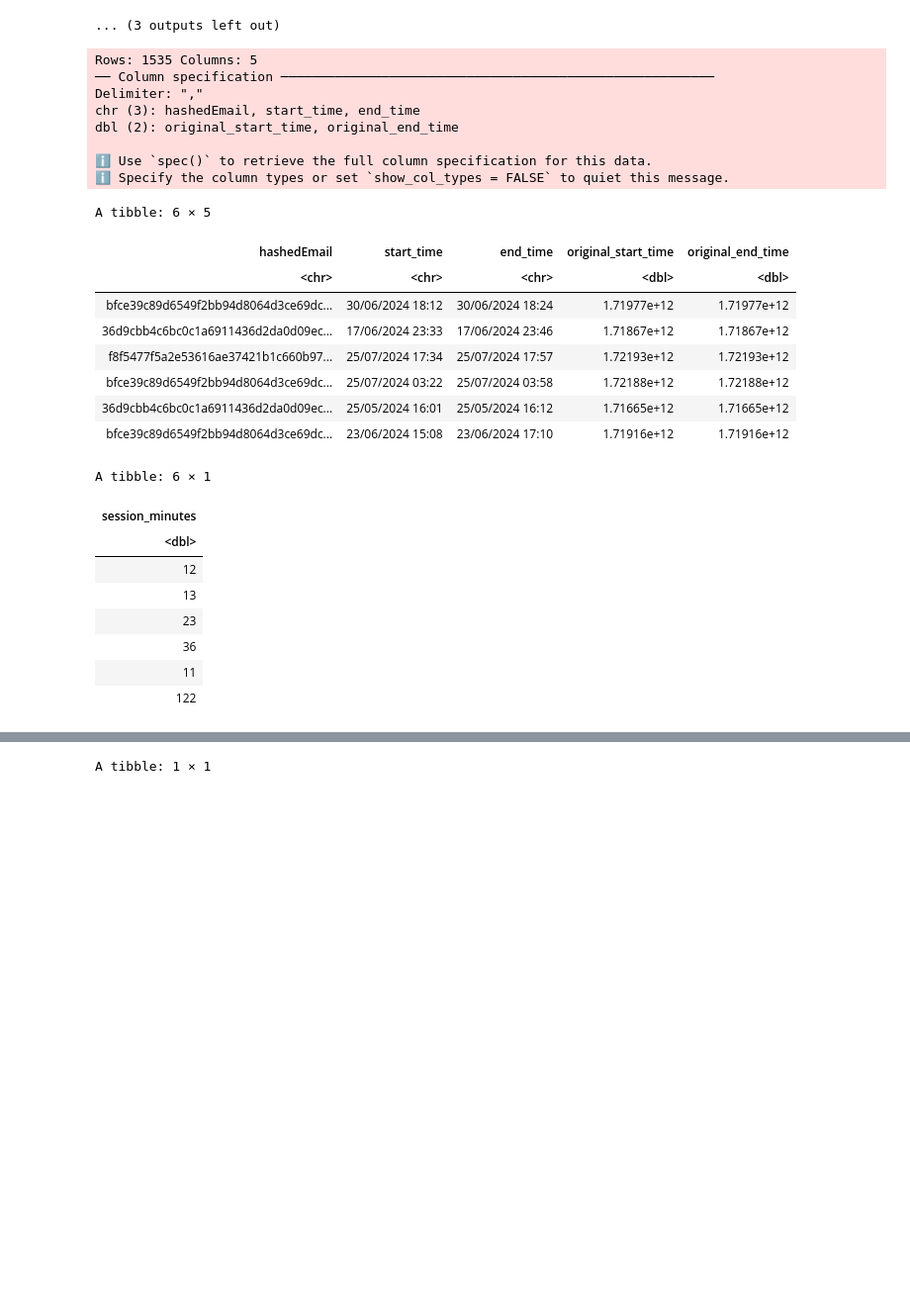
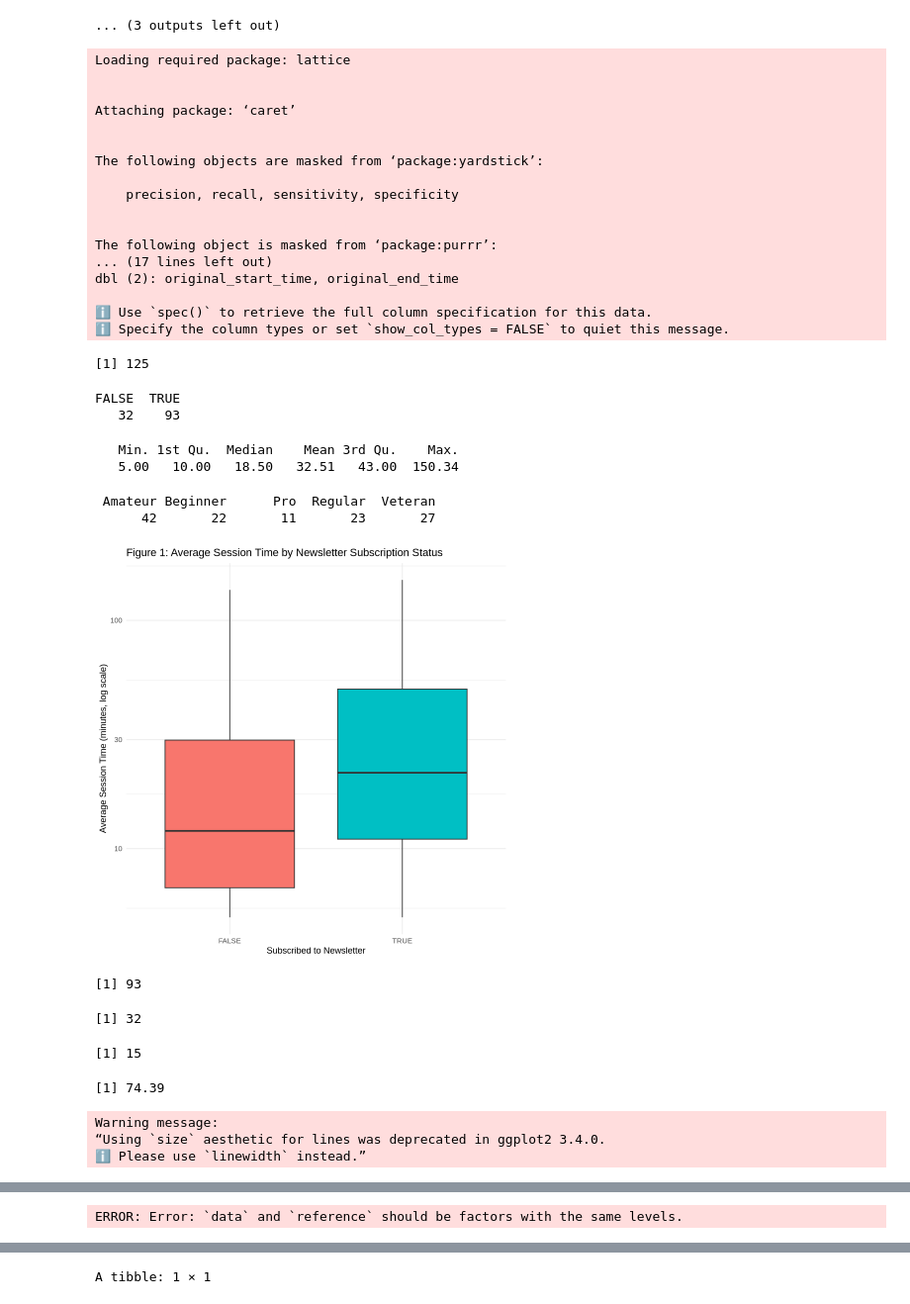
Before and after one commit to garyzhang25/DSCI-100-Group-Project, a Jupyter notebook: group_dsci.ipynb, the cells around one changed output, grey strips where cells are left out. Shown at 99% size. Cells and saved outputs as stored; diff of their text form; code cells hidden in the pictures; blank space fills up the shorter version.

```diff
--- a/group_dsci.ipynb
+++ b/group_dsci.ipynb
@@ -196,59 +805,36 @@ A tibble: 5 × 2
 A tibble: 2 × 2
 ... (3 outputs left out)
 # %%
-url<-"https://raw.githubusercontent.com/garyzhang25/DSI-100-Individual-Project/refs/heads/main/sessions.csv"
-download.file(url,"sessions.csv")
-sessions_data<-read_csv("sessions.csv")
-head(sessions_data)
-
-session_times <- sessions_data |>
-  select(start_time, end_time) |>
-  separate(start_time,
-           into = c("start_date", "start_time"),
-           sep = " ",
-           convert = TRUE) |>
-  separate(end_time,
-           into = c("end_date", "end_time"),
-           sep = " ",
-           convert = TRUE) |>
-  separate(start_time,
-           into = c("start_hour", "start_minute"),
-           sep = ":",
-           convert = TRUE) |>
-  separate(end_time,
-           into = c("end_hour", "end_minute"),
-           sep = ":",
-           convert = TRUE) |>
-  mutate(start_minute_of_day = start_hour*60 + start_minute) |>
-  mutate(end_minute_of_day = end_hour*60 + end_minute) |>
-  mutate(session_minutes = end_minute_of_day - start_minute_of_day) |>
-  select(session_minutes) |>
-  filter(session_minutes >= 0)
-head(session_times)
 # %% [output]
-Rows: 1535 Columns: 5
-── Column specification ────────────────────────────────────────────────────────
-Delimiter: ","
-chr (3): hashedEmail, start_time, end_time
+Loading required package: lattice
+
+
+Attaching package: ‘caret’
+
+
+The following objects are masked from ‘package:yardstick’:
+
+    precision, recall, sensitivity, specificity
+
+
+The following object is masked from ‘package:purrr’:
+... (17 lines left out)
 dbl (2): original_start_time, original_end_time
 
 ℹ Use `spec()` to retrieve the full column specification for this data.
 ℹ Specify the column types or set `show_col_types = FALSE` to quiet this message.
-A tibble: 6 × 5
+[1] 125
-| hashedEmail | start_time | end_time | original_start_time | original_end_time |
-| <chr> | <chr> | <chr> | <dbl> | <dbl> |
-| bfce39c89d6549f2bb94d8064d3ce69dc... | 30/06/2024 18:12 | 30/06/2024 18:24 | 1.71977e+12 | 1.71977e+12 |
-| 36d9cbb4c6bc0c1a6911436d2da0d09ec... | 17/06/2024 23:33 | 17/06/2024 23:46 | 1.71867e+12 | 1.71867e+12 |
-| f8f5477f5a2e53616ae37421b1c660b97... | 25/07/2024 17:34 | 25/07/2024 17:57 | 1.72193e+12 | 1.72193e+12 |
-| bfce39c89d6549f2bb94d8064d3ce69dc... | 25/07/2024 03:22 | 25/07/2024 03:58 | 1.72188e+12 | 1.72188e+12 |
-| 36d9cbb4c6bc0c1a6911436d2da0d09ec... | 25/05/2024 16:01 | 25/05/2024 16:12 | 1.71665e+12 | 1.71665e+12 |
-| bfce39c89d6549f2bb94d8064d3ce69dc... | 23/06/2024 15:08 | 23/06/2024 17:10 | 1.71916e+12 | 1.71916e+12 |
-A tibble: 6 × 1
+FALSE  TRUE
+   32    93
-| session_minutes |
-| <dbl> |
-| 12 |
-| 13 |
-| 23 |
-| 36 |
-| 11 |
-| 122 |
+   Min. 1st Qu.  Median    Mean 3rd Qu.    Max.
+   5.00   10.00   18.50   32.51   43.00  150.34
+ Amateur Beginner      Pro  Regular  Veteran
+      42       22       11       23       27
+[figure, added]
+[1] 93
+[1] 32
+[1] 15
+[1] 74.39
+Warning message:
+“Using `size` aesthetic for lines was deprecated in ggplot2 3.4.0.
+ℹ Please use `linewidth` instead.”
@@ -254,0 +842 @@ A tibble: 6 × 1
+ERROR: Error: `data` and `reference` should be factors with the same levels.
```
Also changed, not shown: parts of 13 cells of this notebook.
